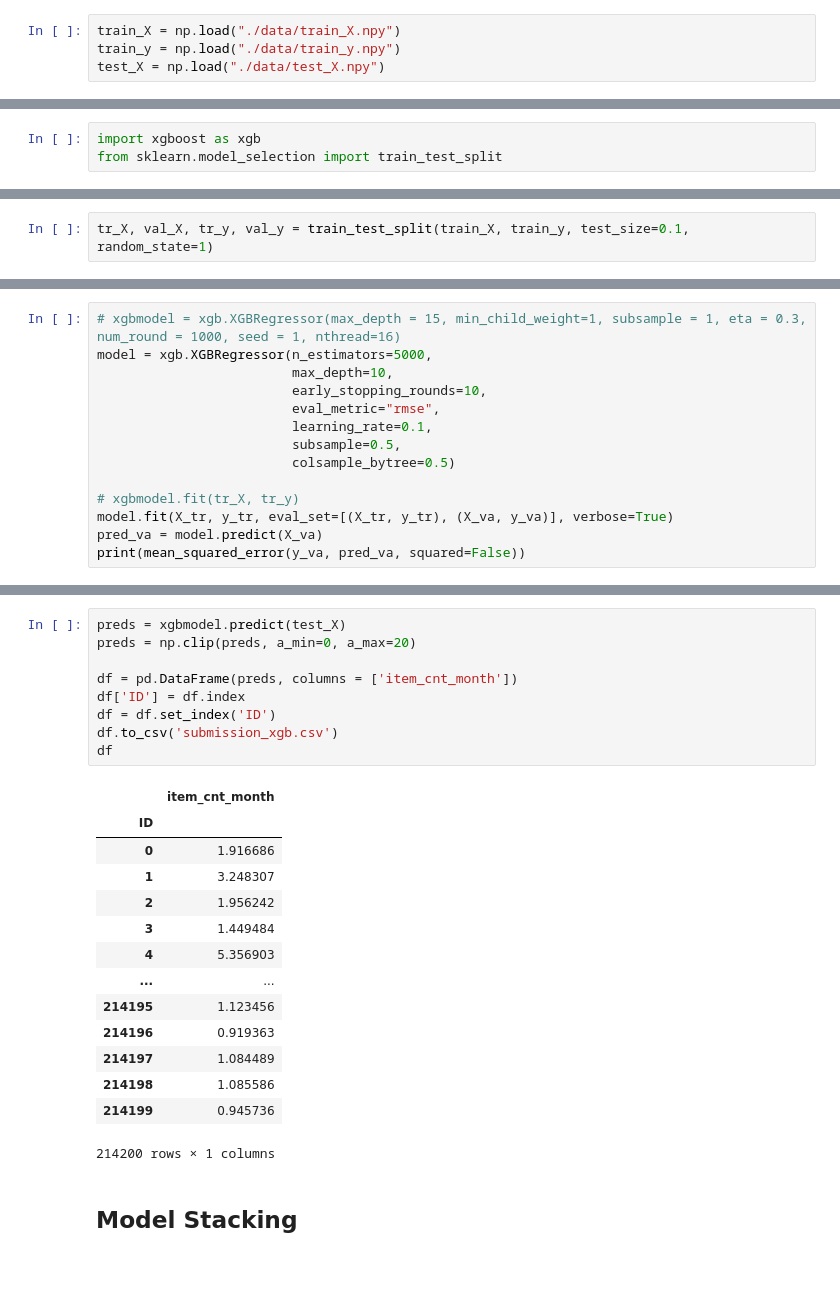
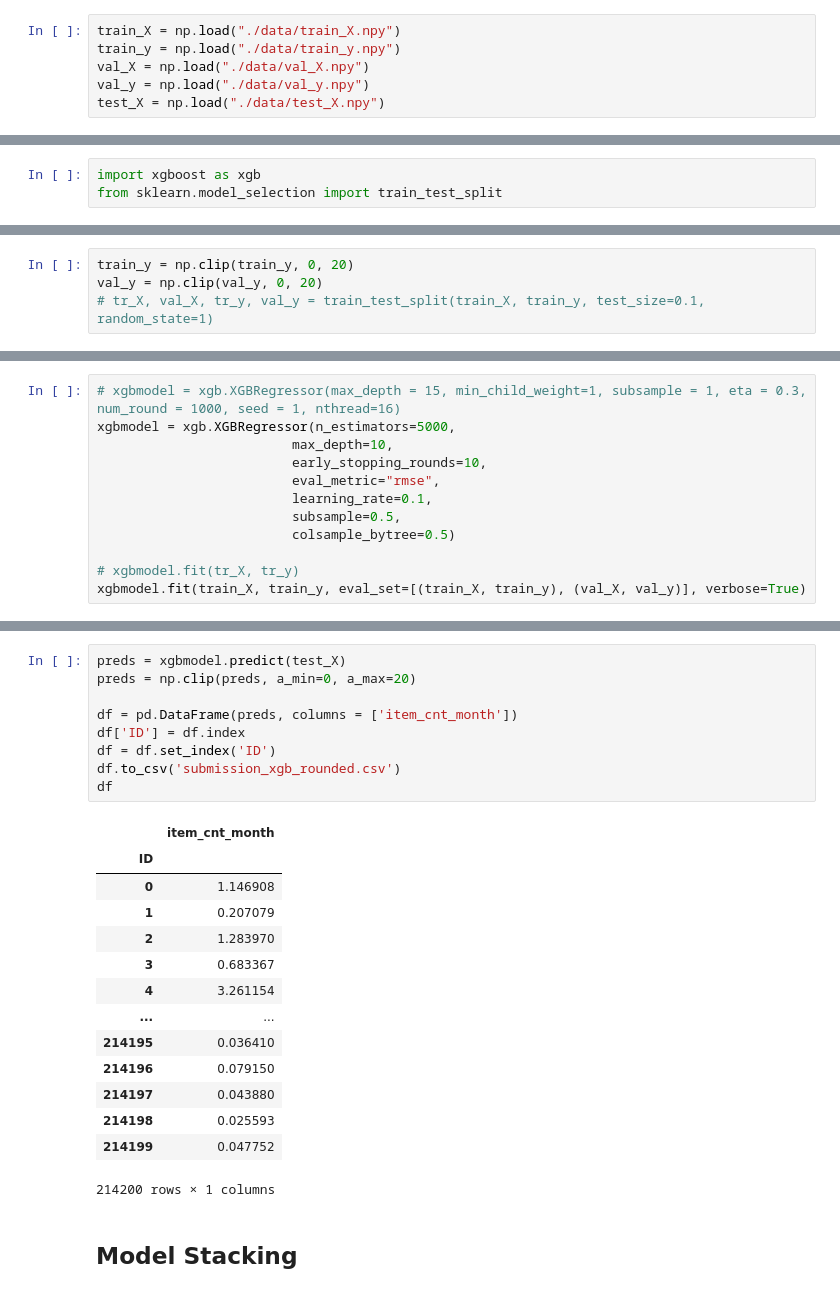
Before and after one commit to ShupeiLi/predict-future-sales, a Jupyter notebook: kt_models.ipynb, the cells around one changed output, grey strips where cells are left out. Drawn from its saved outputs; the diff is of its cells as text.

```diff
--- a/kt_models.ipynb
+++ b/kt_models.ipynb
@@ -936,6 +920,8 @@ np.save("./data/test_X.npy", test_X)
 # %%
 train_X = np.load("./data/train_X.npy")
 train_y = np.load("./data/train_y.npy")
+val_X = np.load("./data/val_X.npy")
+val_y = np.load("./data/val_y.npy")
 test_X = np.load("./data/test_X.npy")
 # %% [markdown]
 ## XGBoost
@@ -949,2 +931,4 @@ train_y = np.clip(train_y, 0, 20)
 # %%
-tr_X, val_X, tr_y, val_y = train_test_split(train_X, train_y, test_size=0.1, random_state=1)
+train_y = np.clip(train_y, 0, 20)
+val_y = np.clip(val_y, 0, 20)
+# tr_X, val_X, tr_y, val_y = train_test_split(train_X, train_y, test_size=0.1, random_state=1)
@@ -957,6 +935,6 @@ y_va = train_y[index:]
 # %%
 # xgbmodel = xgb.XGBRegressor(max_depth = 15, min_child_weight=1, subsample = 1, eta = 0.3, num_round = 1000, seed = 1, nthread=16)
-model = xgb.XGBRegressor(n_estimators=5000,
+xgbmodel = xgb.XGBRegressor(n_estimators=5000,
                          max_depth=10,
                          early_stopping_rounds=10,
                          eval_metric="rmse",
@@ -965,7 +943,5 @@ model = xgb.XGBRegressor(n_estimators=5000,
                          colsample_bytree=0.5)
 
 # xgbmodel.fit(tr_X, tr_y)
-model.fit(X_tr, y_tr, eval_set=[(X_tr, y_tr), (X_va, y_va)], verbose=True)
-pred_va = model.predict(X_va)
-print(mean_squared_error(y_va, pred_va, squared=False))
+xgbmodel.fit(train_X, train_y, eval_set=[(train_X, train_y), (val_X, val_y)], verbose=True)
 # %% [output]
@@ -996,26 +982,26 @@ mean_squared_error(val_pred, val_y, squared=False)
 # %%
 preds = xgbmodel.predict(test_X)
 preds = np.clip(preds, a_min=0, a_max=20)
 
 df = pd.DataFrame(preds, columns = ['item_cnt_month'])
 df['ID'] = df.index
 df = df.set_index('ID')
-df.to_csv('submission_xgb.csv')
+df.to_csv('submission_xgb_rounded.csv')
 df
 # %% [output]
 |  | item_cnt_month |
 | ID |  |
-| 0 | 1.916686 |
-| 1 | 3.248307 |
-| 2 | 1.956242 |
-| 3 | 1.449484 |
-| 4 | 5.356903 |
+| 0 | 1.146908 |
+| 1 | 0.207079 |
+| 2 | 1.283970 |
+| 3 | 0.683367 |
+| 4 | 3.261154 |
 | ... | ... |
-| 214195 | 1.123456 |
-| 214196 | 0.919363 |
-| 214197 | 1.084489 |
-| 214198 | 1.085586 |
-| 214199 | 0.945736 |
+| 214195 | 0.036410 |
+| 214196 | 0.079150 |
+| 214197 | 0.043880 |
+| 214198 | 0.025593 |
+| 214199 | 0.047752 |
 214200 rows × 1 columns
 # %% [markdown]
 ## Model Stacking
```
Also changed, not shown: parts of 21 cells of this notebook.
